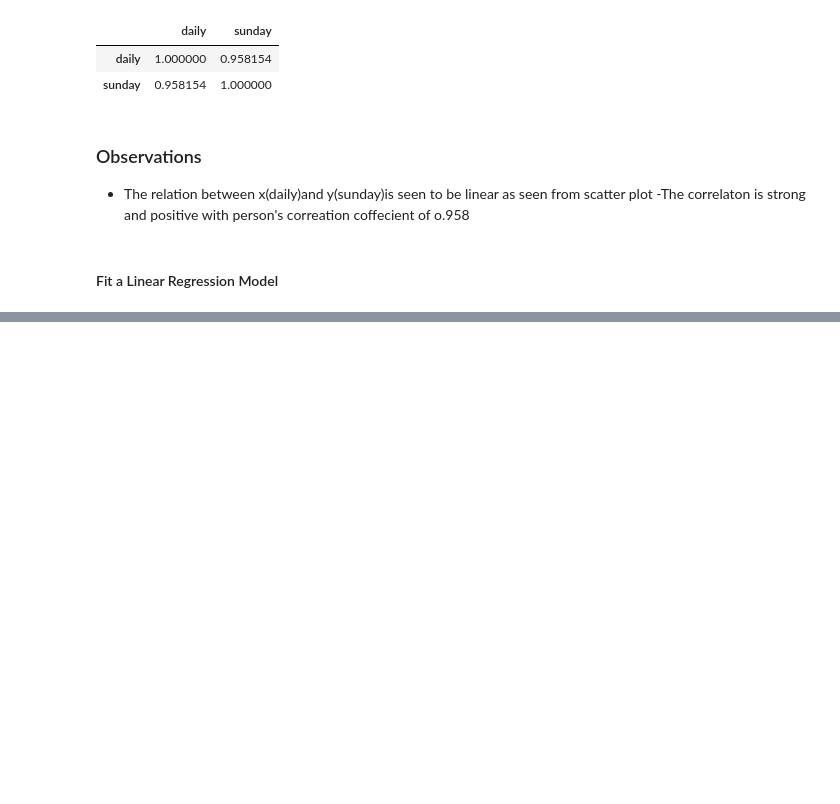
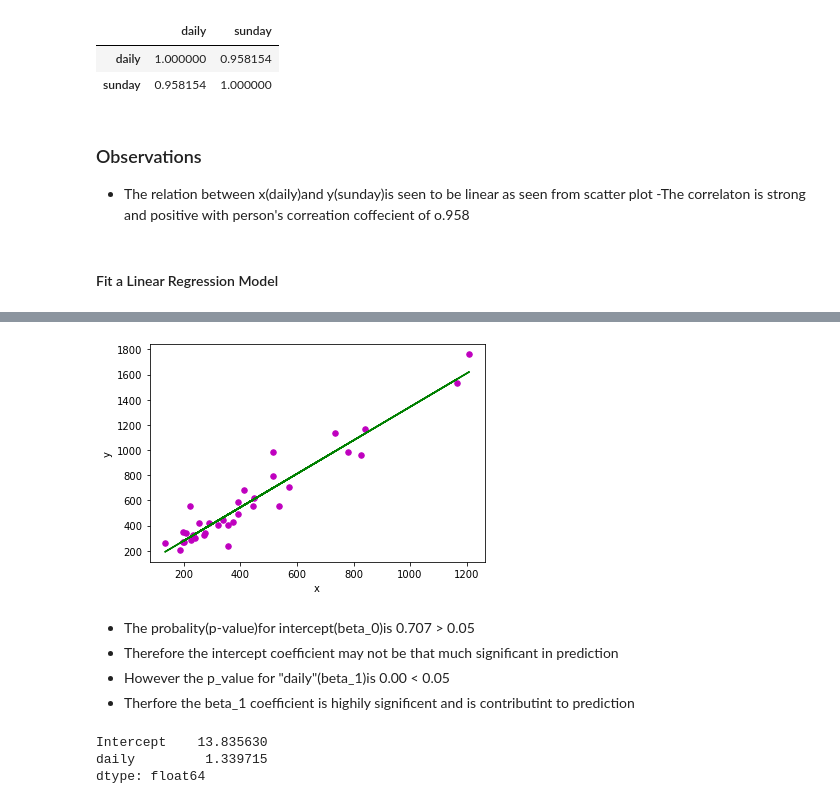
Before and after one commit to TEJA6711/task, a Jupyter notebook: Linear regression-checkpoint.ipynb, the cells around one changed output, grey strips where cells are left out. Drawn from its saved outputs; the diff is of its cells as text; code cells hidden in the pictures; blank space fills up the shorter version.

```diff
--- a/Linear regression-checkpoint.ipynb
+++ b/Linear regression-checkpoint.ipynb
@@ -116,0 +123,24 @@ Notes:
+# %%
+x = data1["daily"].values
+y = data1["sunday"].values
+plt.scatter(x,y,color = "m",marker = "o",s = 30)
+b0 = 13.84
+b1 = 1.33
+y_hat = b0 +b1*x
+plt.plot(x,y_hat,color = "g")
+plt.xlabel('x')
+plt.ylabel('y')
+plt.show()
+# %% [output]
+[figure, added]
+# %% [markdown]
+- The probality(p-value)for intercept(beta_0)is 0.707 > 0.05
+- Therefore the intercept coefficient may not be that much significant in prediction
+- However the p_value for "daily"(beta_1)is 0.00 < 0.05
+- Therfore the beta_1 coefficient is highily significent and is contributint to prediction
+# %%
+model1.params
+# %% [output]
+Intercept    13.835630
+daily         1.339715
+dtype: float64
```
Also changed, not shown: parts of 11 cells of this notebook.
